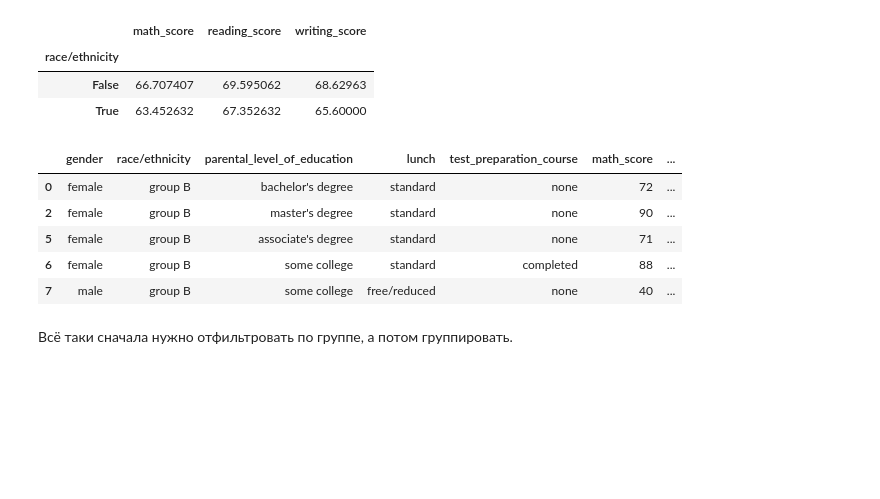
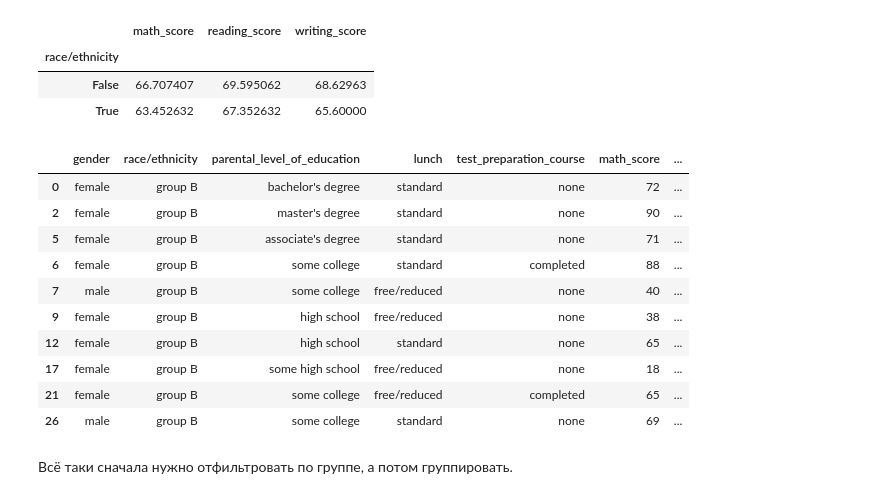
Before and after one commit to nedokormysh/Stepik_Karpov_ML, a Jupyter notebook: Stepik_group_agg.ipynb, the cells around one changed output. Saved outputs shown, nothing was run; the diff lists cells and outputs as text; code cells hidden in the pictures; blank space fills up the shorter version.

```diff
--- a/Stepik_group_agg.ipynb
+++ b/Stepik_group_agg.ipynb
@@ -6,7 +6,8 @@
 import pandas as pd
 import numpy as np
 # %%
-students_performance = pd.read_csv('https://stepik.org/media/attachments/course/4852/StudentsPerformance.csv')
+# student_performance = pd.read_csv('https://stepik.org/media/attachments/course/4852/StudentsPerformance.csv')
+students_performance = pd.read_csv('https://raw.githubusercontent.com/nedokormysh/Stepik_Karpov_ML/main/StudentsPerformance.csv')
 students_performance.columns = [x.replace(" ", "_") for x in students_performance.columns]
 # %%
 students_performance.head()
@@ -77,14 +323,19 @@ students_performance.groupby(students_performance['race/ethnicity'] == 'group B'
 | False | 66.707407 | 69.595062 | 68.62963 |
 | True | 63.452632 | 67.352632 | 65.60000 |
 # %%
-students_performance[students_performance['race/ethnicity'] == 'group B'].head()
+students_performance[students_performance['race/ethnicity'] == 'group B'].head(10)
 # %% [output]
 |  | gender | race/ethnicity | parental_level_of_education | lunch | test_preparation_course | math_score | ... |
 | 0 | female | group B | bachelor's degree | standard | none | 72 | ... |
 | 2 | female | group B | master's degree | standard | none | 90 | ... |
 | 5 | female | group B | associate's degree | standard | none | 71 | ... |
 | 6 | female | group B | some college | standard | completed | 88 | ... |
 | 7 | male | group B | some college | free/reduced | none | 40 | ... |
+| 9 | female | group B | high school | free/reduced | none | 38 | ... |
+| 12 | female | group B | high school | standard | none | 65 | ... |
+| 17 | female | group B | some high school | free/reduced | none | 18 | ... |
+| 21 | female | group B | some college | free/reduced | completed | 65 | ... |
+| 26 | male | group B | some college | standard | none | 69 | ... |
 # %% [markdown]
 Всё таки сначала нужно отфильтровать по группе, а потом группировать.
 # %%
```
Also changed, not shown: parts of 114 cells of this notebook.
